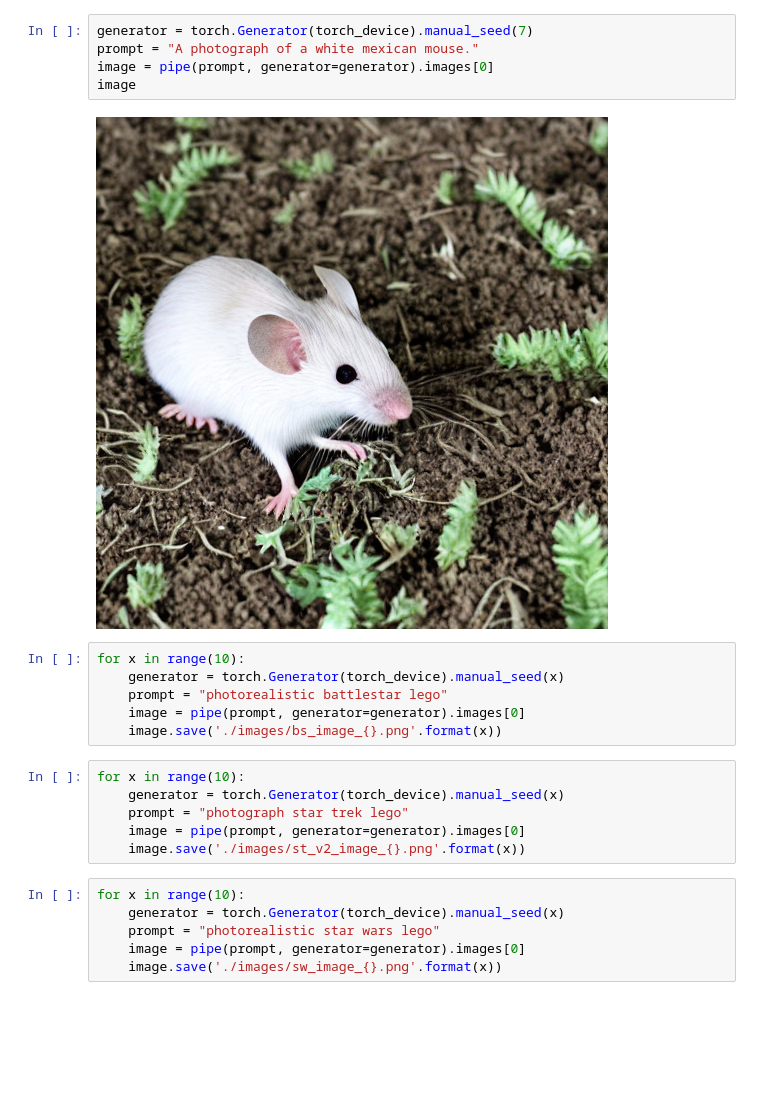
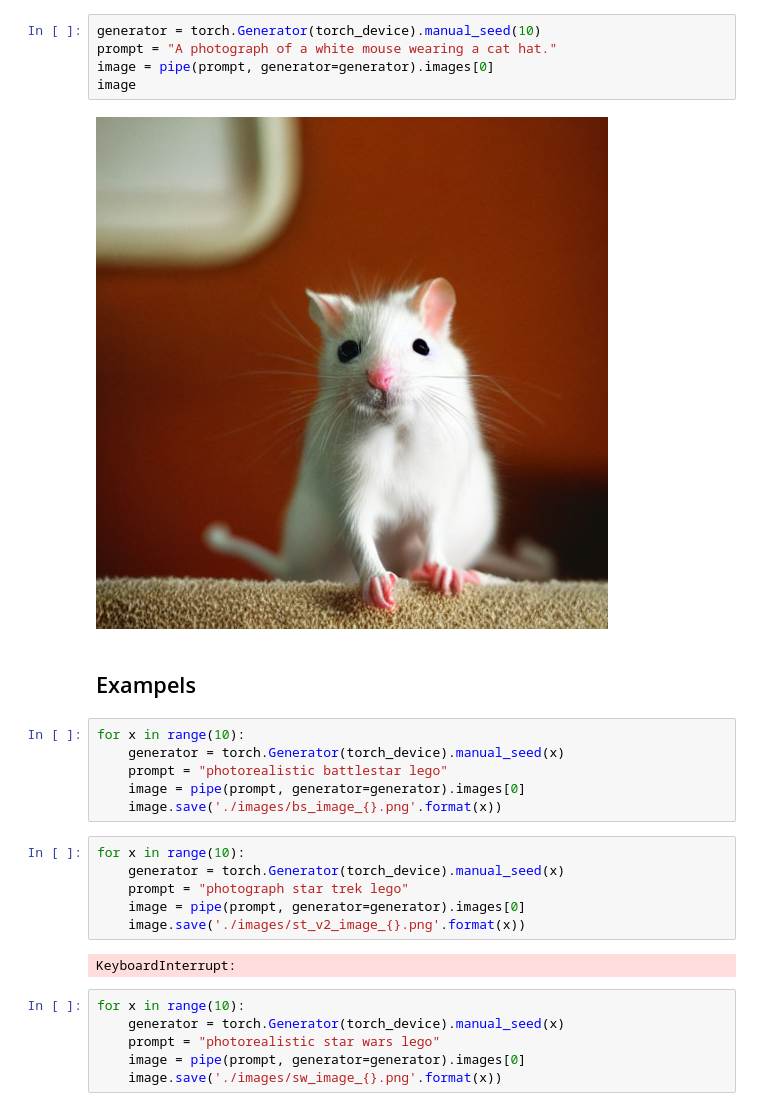
Before and after one commit to Mwwhited-BookLearning/YearOfCode2024, a Jupyter notebook: src/pytorch/Example Stable Diffusion.ipynb, the cells around one changed output. Saved outputs shown, nothing was run; the diff lists cells and outputs as text; blank space fills up the shorter version.

```diff
--- a/src/pytorch/Example Stable Diffusion.ipynb
+++ b/src/pytorch/Example Stable Diffusion.ipynb
@@ -20,22 +42,26 @@ To enable the following instructions: AVX2 AVX_VNNI FMA, in other operations, re
 # %%
-generator = torch.Generator(torch_device).manual_seed(7)
-prompt = "A photograph of a white mexican mouse."
+generator = torch.Generator(torch_device).manual_seed(10)
+prompt = "A photograph of a white mouse wearing a cat hat."
 image = pipe(prompt, generator=generator).images[0]
 image
 # %% [output]
-[figure, old version]
+[figure, new version]
-# %%
-for x in range(10):
-    generator = torch.Generator(torch_device).manual_seed(x)
-    prompt = "photorealistic battlestar lego"
-    image = pipe(prompt, generator=generator).images[0]
-    image.save('./images/bs_image_{}.png'.format(x))
+# %% [markdown]
+## Exampels
+# %%
+for x in range(10):
+    generator = torch.Generator(torch_device).manual_seed(x)
+    prompt = "photorealistic battlestar lego"
+    image = pipe(prompt, generator=generator).images[0]
+    image.save('./images/bs_image_{}.png'.format(x))
 # %%
 for x in range(10):
     generator = torch.Generator(torch_device).manual_seed(x)
     prompt = "photograph star trek lego"
     image = pipe(prompt, generator=generator).images[0]
     image.save('./images/st_v2_image_{}.png'.format(x))
+# %% [output]
+KeyboardInterrupt:
 # %%
 for x in range(10):
     generator = torch.Generator(torch_device).manual_seed(x)
```
Also changed, not shown: parts of 3 cells of this notebook, 6 other files.
